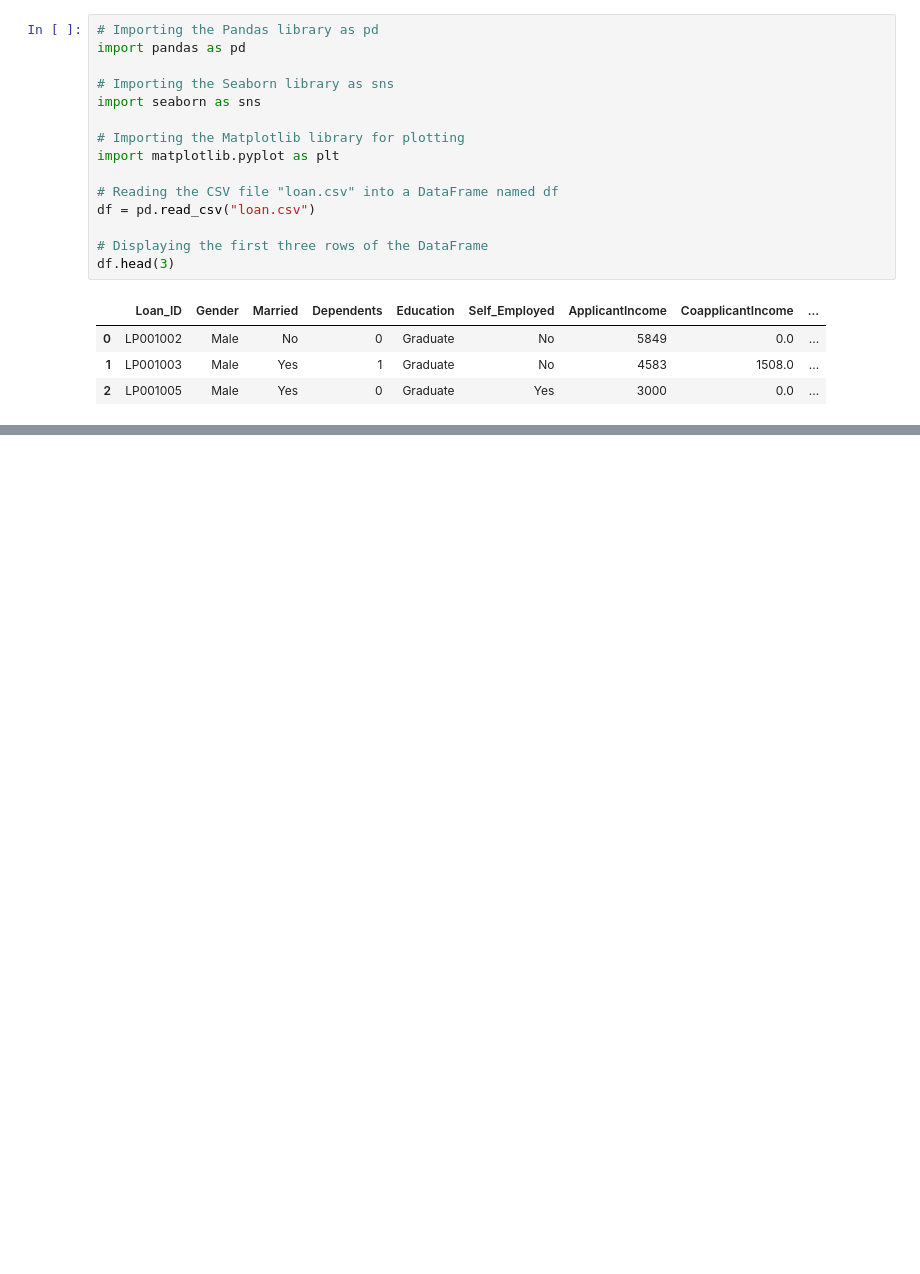
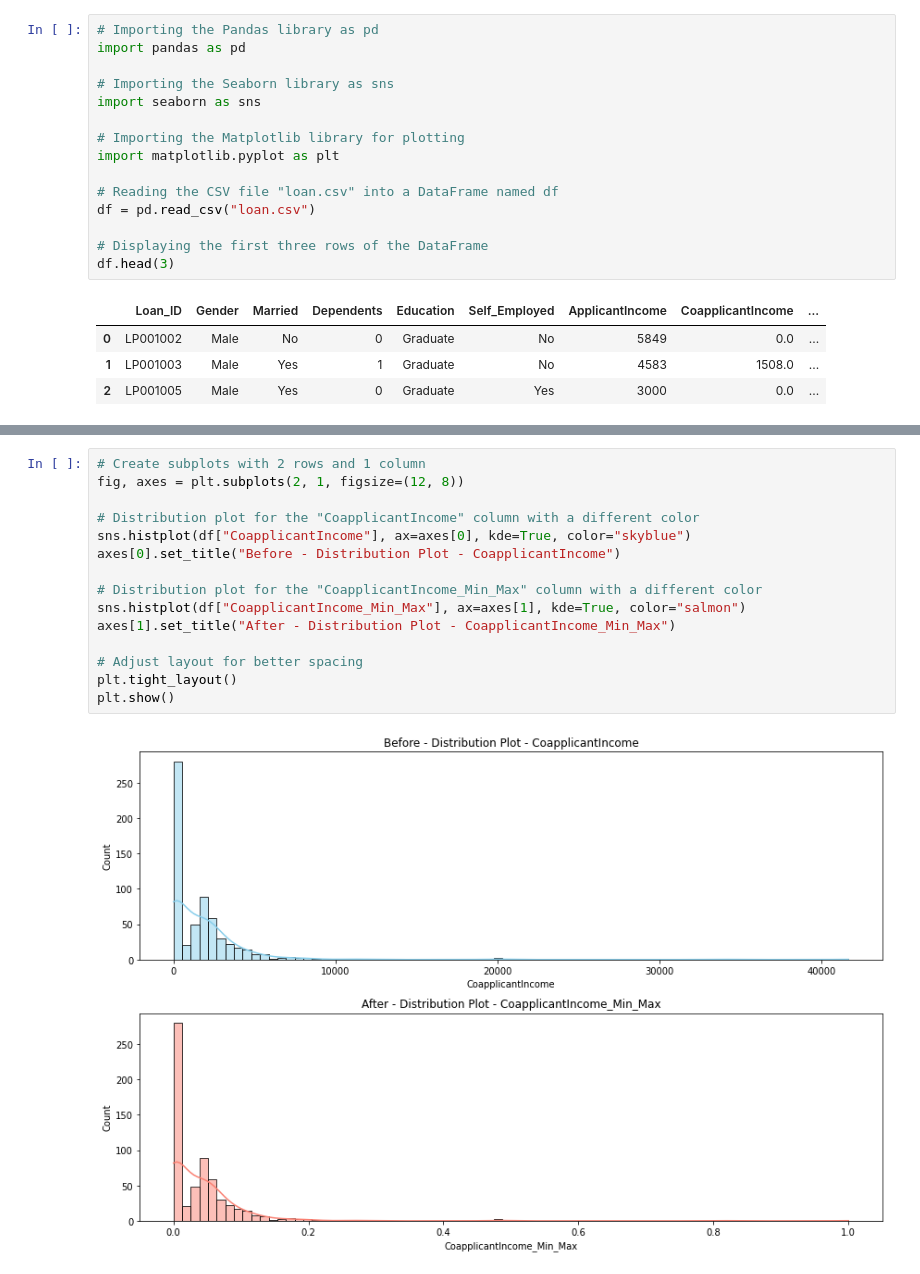
Before and after one commit to praveensinghaws/Python, a Jupyter notebook: wsCubeTech/Data Cleaning/13. What is Feature Scaling Normalization.ipynb, the cells around one changed output, grey strips where cells are left out. Saved outputs shown, nothing was run; the diff lists cells and outputs as text; blank space fills up the shorter version.

```diff
--- a/wsCubeTech/Data Cleaning/13. What is Feature Scaling Normalization.ipynb
+++ b/wsCubeTech/Data Cleaning/13. What is Feature Scaling Normalization.ipynb
@@ -22,0 +79,17 @@ df.head(3)
+# %%
+# Create subplots with 2 rows and 1 column
+fig, axes = plt.subplots(2, 1, figsize=(12, 8))
+
+# Distribution plot for the "CoapplicantIncome" column with a different color
+sns.histplot(df["CoapplicantIncome"], ax=axes[0], kde=True, color="skyblue")
+axes[0].set_title("Before - Distribution Plot - CoapplicantIncome")
+
+# Distribution plot for the "CoapplicantIncome_Min_Max" column with a different color
+sns.histplot(df["CoapplicantIncome_Min_Max"], ax=axes[1], kde=True, color="salmon")
+axes[1].set_title("After - Distribution Plot - CoapplicantIncome_Min_Max")
+
+# Adjust layout for better spacing
+plt.tight_layout()
+plt.show()
+# %% [output]
+[figure, added]
```
Also changed, not shown: parts of 4 cells of this notebook, 1 other file.
